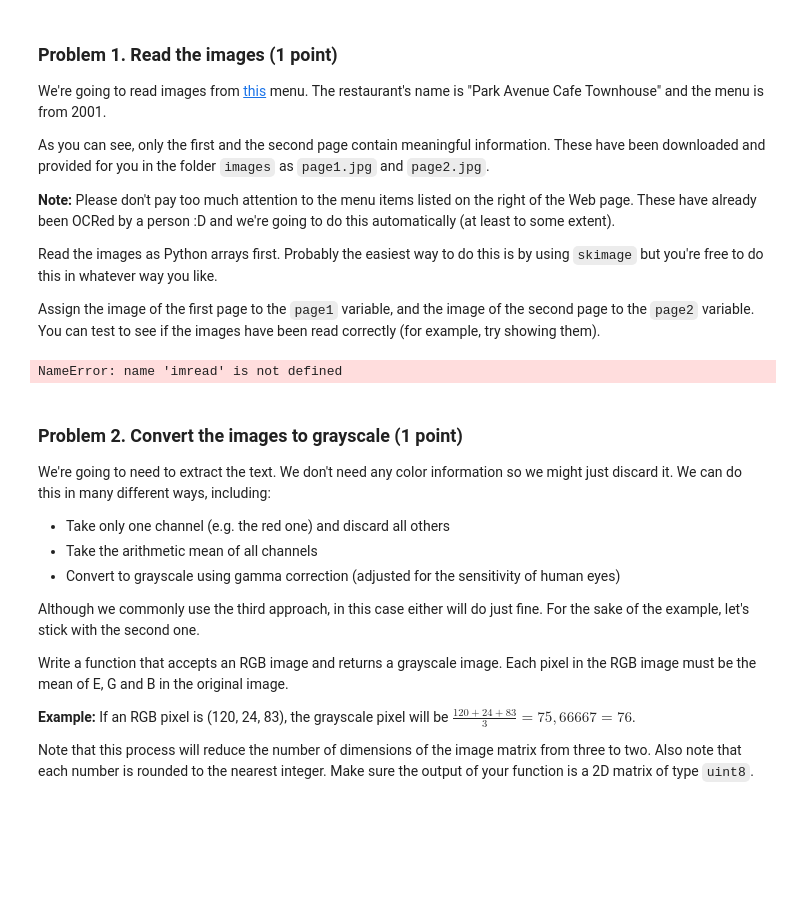
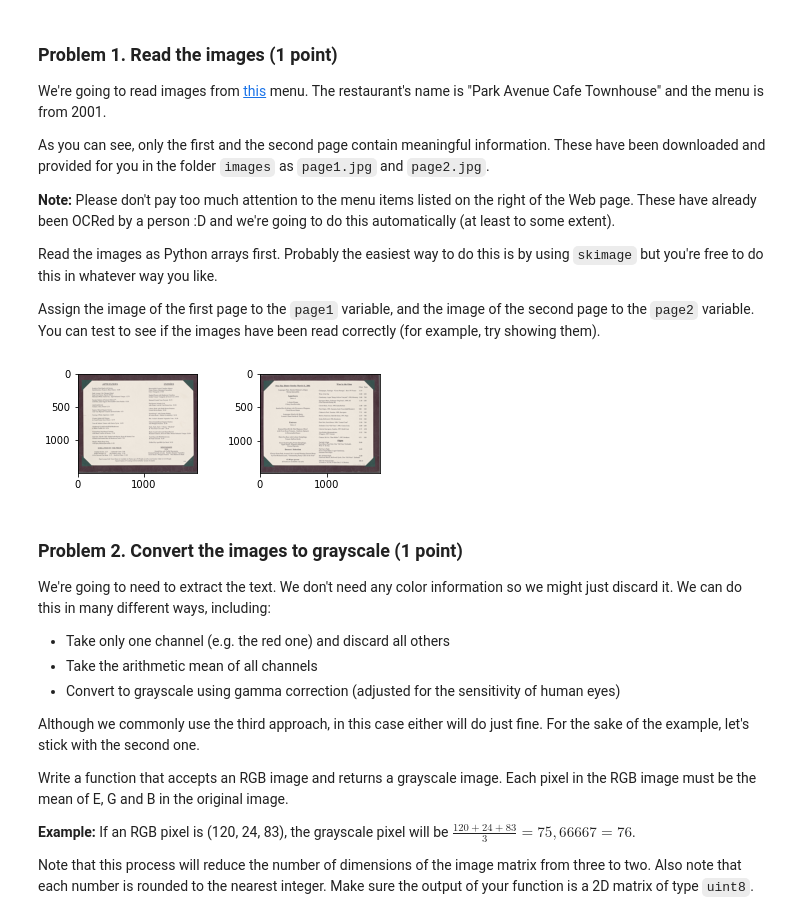
Before and after one commit to bahbo/SoftUni_Data_Scinece, a Jupyter notebook: 04. Working-with-Images-and-Text-Lab/Working with Images and Text Lab.ipynb, the cells around one changed output. Saved outputs shown, nothing was run; the diff lists cells and outputs as text; code cells hidden in the pictures; blank space fills up the shorter version.

```diff
--- a/04. Working-with-Images-and-Text-Lab/Working with Images and Text Lab.ipynb
+++ b/04. Working-with-Images-and-Text-Lab/Working with Images and Text Lab.ipynb
@@ -35,13 +36,21 @@ As you can see, only the first and the second page contain meaningful informatio
 Read the images as Python arrays first. Probably the easiest way to do this is by using `skimage` but you're free to do this in whatever way you like.
 
 Assign the image of the first page to the `page1` variable, and the image of the second page to the  `page2` variable. You can test to see if the images have been read correctly (for example, try showing them).
-# %%
-page1 = None
-page2 = None
-# YOUR CODE HERE
-page1 = imread("images/page1.jpg")
-# %% [output]
-NameError: name 'imread' is not defined
+# %%
+page1 = None
+page2 = None
+# YOUR CODE HERE
+page1 = skimage.io.imread("images/page1.jpg")
+page2 = skimage.io.imread("images/page2.jpg")
+
+fig = plt.figure(figsize=(20,10))
+ax1 = fig.add_subplot(2,2,1)
+ax1.imshow(page1)
+ax2 = fig.add_subplot(2,2,2)
+ax2.imshow(page2)
+plt.show()
+# %% [output]
+[figure, added]
 # %%
 assert_is_not_none(page1)
 assert_is_not_none(page2)
```
Also changed, not shown: parts of 1 cell of this notebook.
